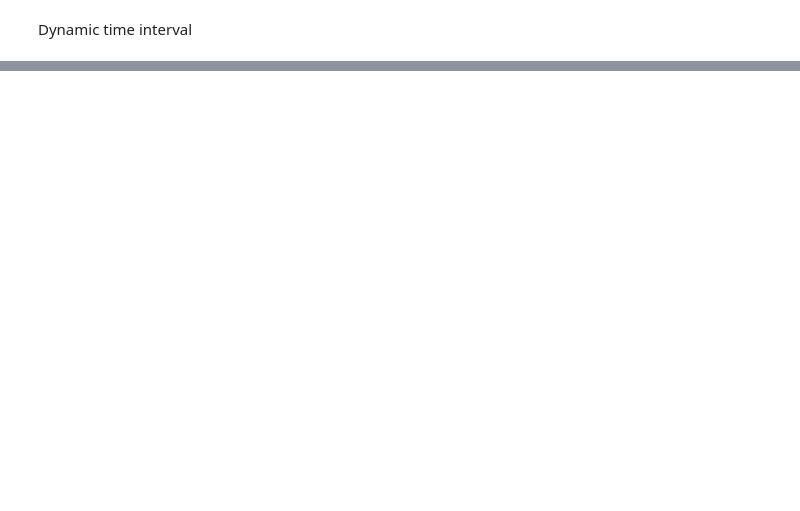
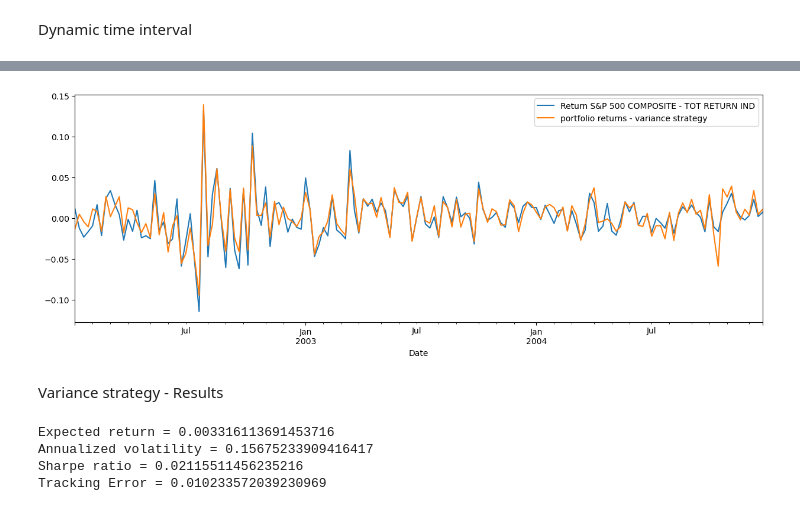
Before and after one commit to CastanieAlexandre/TP-Climate-finance, a Jupyter notebook: NB_TPClimateFInance.ipynb, the cells around one changed output, grey strips where cells are left out. Cells and saved outputs as stored; diff of their text form; code cells hidden in the pictures; blank space fills up the shorter version.

```diff
--- a/NB_TPClimateFInance.ipynb
+++ b/NB_TPClimateFInance.ipynb
@@ -112,0 +224,23 @@ Text(0.5, 0, "Time interval's number")
+# %%
+R=np.transpose(df_50best[df_50best.columns[int(len(df_50best.columns)/2):100]].to_numpy()) #returns matrix
+C=np.cov(R) #covariance matrix
+# %%
+num_assets = 50
+
+# Define the objective function to minimize (the portfolio variance)
+def objective_function(weights, cov_matrix):
+    return np.dot(weights.T, np.dot(cov_matrix, weights))
+
+# Set the initial guess for the weights (equal weights)
+weights_0 = np.ones(num_assets) / num_assets
+
+# Define the constraint function (the sum of the weights must be 1 and carbon footprint reduced of 50%)
+constraint1 = LinearConstraint(np.ones(num_assets), [1], [1])
+constraint2=LinearConstraint((df_carbonfootprint.loc[df_50best.columns[:int(len(df_50best.columns)/2)],'EMISSIONS']/
+                              df_carbonfootprint.loc[df_50best.columns[:int(len(df_50best.columns)/2)],'MARKET_VALUE']).to_numpy()
+                             -(0.5*df_carbonfootprint.loc[df_50best.columns[:int(len(df_50best.columns)/2)],'CARBON_FOOTPRINT']).to_numpy(),ub=[0])
+
+solution = minimize(objective_function, weights_0, args=(C,), constraints=[constraint1,constraint2], bounds=[(0,1)]*num_assets)
+weights_v=solution.x
+# Print the solution (the optimal weights)
+print("Optimal weights:", weights_v)
@@ -112,0 +261,7 @@ Text(0.5, 0, "Time interval's number")
+# %%
+dfweights_v=pd.DataFrame(weights_v)
+# %%
+%%time
+df_50best["portfolio returns - variance strategy"]=""
+for t in range(len(df_50best.index)):
+    df_50best.iloc[t,101]=sum(dfweights_v.iloc[i,0]*df_50best[df_50best.columns[int(len(df_50best.columns)/2)-1:100]].iloc[t,i] for i in range(len(dfweights_v.index)))
@@ -112,0 +270,17 @@ Text(0.5, 0, "Time interval's number")
+# %%
+fig,ax=plt.subplots(1,1,figsize=(15,5))
+df_sp.loc[(df_sp.index<'2005')&(df_sp.index>'2002')].plot(y='Return S&P 500 COMPOSITE - TOT RETURN IND',ax=ax)
+#df_50best.loc[(df_50best.index<'2005')&(df_50best.index>'2002')].plot(y='portfolio returns - tracking error strategy',ax=ax)
+df_50best.loc[(df_50best.index<'2005')&(df_50best.index>'2002')].plot(y='portfolio returns - variance strategy',ax=ax)
+plt.show()
+# %% [output]
+[figure, added]
+# %% [markdown]
+Variance strategy - Results
+# %%
+print(f"Expected return = {df_50best['portfolio returns - variance strategy'].mean()}\nAnnualized volatility = {annualized_volatility(df_50best['portfolio returns - variance strategy'],52)}\nSharpe ratio = {sharpe_ratio(df_50best['portfolio returns - variance strategy'],0,52)}\nTracking Error = {tracking_error(df_50best['portfolio returns - variance strategy'],df_sp['Return S&P 500 COMPOSITE - TOT RETURN IND'])}")
+# %% [output]
+Expected return = 0.003316113691453716
+Annualized volatility = 0.15675233909416417
+Sharpe ratio = 0.02115511456235216
+Tracking Error = 0.010233572039230969
```
Also changed, not shown: parts of 42 cells of this notebook.
